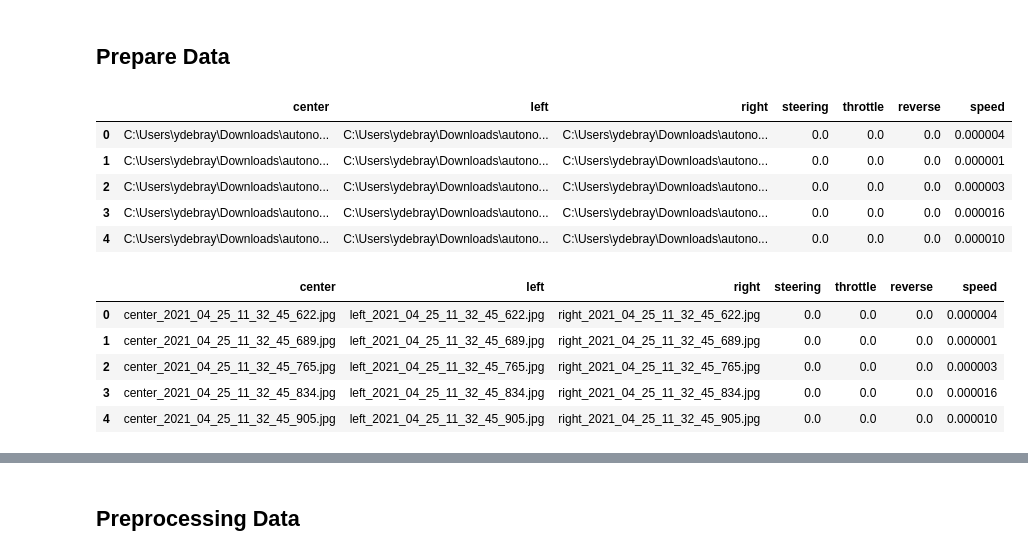
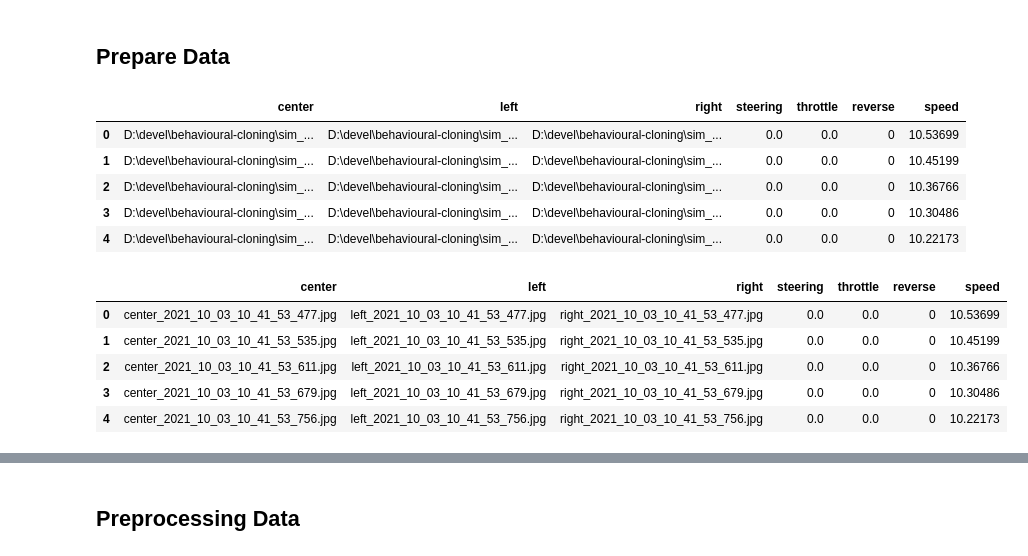
Before and after one commit to slevin48/behavioural-cloning, a Jupyter notebook: behavioural-cloning.ipynb, the cells around one changed output, grey strips where cells are left out. Cells and saved outputs as stored; diff of their text form; code cells hidden in the pictures.

```diff
--- a/behavioural-cloning.ipynb
+++ b/behavioural-cloning.ipynb
@@ -19,16 +22,16 @@ import random
 # %%
 datadir = 'sim_data'
 columns = ['center', 'left', 'right', 'steering', 'throttle', 'reverse', 'speed']
 data = pd.read_csv(os.path.join(datadir, 'driving_log.csv'), names = columns)
-pd.set_option('display.max_colwidth', -1)
+pd.set_option('display.max_colwidth', None)
 data.head()
 # %% [output]
 |  | center | left | right | steering | throttle | reverse | speed |
-| 0 | C:\Users\ydebray\Downloads\autono... | C:\Users\ydebray\Downloads\autono... | C:\Users\ydebray\Downloads\autono... | 0.0 | 0.0 | 0.0 | 0.000004 |
-| 1 | C:\Users\ydebray\Downloads\autono... | C:\Users\ydebray\Downloads\autono... | C:\Users\ydebray\Downloads\autono... | 0.0 | 0.0 | 0.0 | 0.000001 |
-| 2 | C:\Users\ydebray\Downloads\autono... | C:\Users\ydebray\Downloads\autono... | C:\Users\ydebray\Downloads\autono... | 0.0 | 0.0 | 0.0 | 0.000003 |
-| 3 | C:\Users\ydebray\Downloads\autono... | C:\Users\ydebray\Downloads\autono... | C:\Users\ydebray\Downloads\autono... | 0.0 | 0.0 | 0.0 | 0.000016 |
-| 4 | C:\Users\ydebray\Downloads\autono... | C:\Users\ydebray\Downloads\autono... | C:\Users\ydebray\Downloads\autono... | 0.0 | 0.0 | 0.0 | 0.000010 |
+| 0 | D:\devel\behavioural-cloning\sim_... | D:\devel\behavioural-cloning\sim_... | D:\devel\behavioural-cloning\sim_... | 0.0 | 0.0 | 0 | 10.53699 |
+| 1 | D:\devel\behavioural-cloning\sim_... | D:\devel\behavioural-cloning\sim_... | D:\devel\behavioural-cloning\sim_... | 0.0 | 0.0 | 0 | 10.45199 |
+| 2 | D:\devel\behavioural-cloning\sim_... | D:\devel\behavioural-cloning\sim_... | D:\devel\behavioural-cloning\sim_... | 0.0 | 0.0 | 0 | 10.36766 |
+| 3 | D:\devel\behavioural-cloning\sim_... | D:\devel\behavioural-cloning\sim_... | D:\devel\behavioural-cloning\sim_... | 0.0 | 0.0 | 0 | 10.30486 |
+| 4 | D:\devel\behavioural-cloning\sim_... | D:\devel\behavioural-cloning\sim_... | D:\devel\behavioural-cloning\sim_... | 0.0 | 0.0 | 0 | 10.22173 |
 # %%
 def path_leaf(path):
   head, tail = ntpath.split(path)
@@ -39,11 +42,11 @@ data['right'] = data['right'].apply(path_leaf)
 data.head()
 # %% [output]
 |  | center | left | right | steering | throttle | reverse | speed |
-| 0 | center_2021_04_25_11_32_45_622.jpg | left_2021_04_25_11_32_45_622.jpg | right_2021_04_25_11_32_45_622.jpg | 0.0 | 0.0 | 0.0 | 0.000004 |
-| 1 | center_2021_04_25_11_32_45_689.jpg | left_2021_04_25_11_32_45_689.jpg | right_2021_04_25_11_32_45_689.jpg | 0.0 | 0.0 | 0.0 | 0.000001 |
-| 2 | center_2021_04_25_11_32_45_765.jpg | left_2021_04_25_11_32_45_765.jpg | right_2021_04_25_11_32_45_765.jpg | 0.0 | 0.0 | 0.0 | 0.000003 |
-| 3 | center_2021_04_25_11_32_45_834.jpg | left_2021_04_25_11_32_45_834.jpg | right_2021_04_25_11_32_45_834.jpg | 0.0 | 0.0 | 0.0 | 0.000016 |
-| 4 | center_2021_04_25_11_32_45_905.jpg | left_2021_04_25_11_32_45_905.jpg | right_2021_04_25_11_32_45_905.jpg | 0.0 | 0.0 | 0.0 | 0.000010 |
+| 0 | center_2021_10_03_10_41_53_477.jpg | left_2021_10_03_10_41_53_477.jpg | right_2021_10_03_10_41_53_477.jpg | 0.0 | 0.0 | 0 | 10.53699 |
+| 1 | center_2021_10_03_10_41_53_535.jpg | left_2021_10_03_10_41_53_535.jpg | right_2021_10_03_10_41_53_535.jpg | 0.0 | 0.0 | 0 | 10.45199 |
+| 2 | center_2021_10_03_10_41_53_611.jpg | left_2021_10_03_10_41_53_611.jpg | right_2021_10_03_10_41_53_611.jpg | 0.0 | 0.0 | 0 | 10.36766 |
+| 3 | center_2021_10_03_10_41_53_679.jpg | left_2021_10_03_10_41_53_679.jpg | right_2021_10_03_10_41_53_679.jpg | 0.0 | 0.0 | 0 | 10.30486 |
+| 4 | center_2021_10_03_10_41_53_756.jpg | left_2021_10_03_10_41_53_756.jpg | right_2021_10_03_10_41_53_756.jpg | 0.0 | 0.0 | 0 | 10.22173 |
 # %%
 num_bins = 25
 samples_per_bin = 400
```
Also changed, not shown: parts of 19 cells of this notebook, 12 other files.
